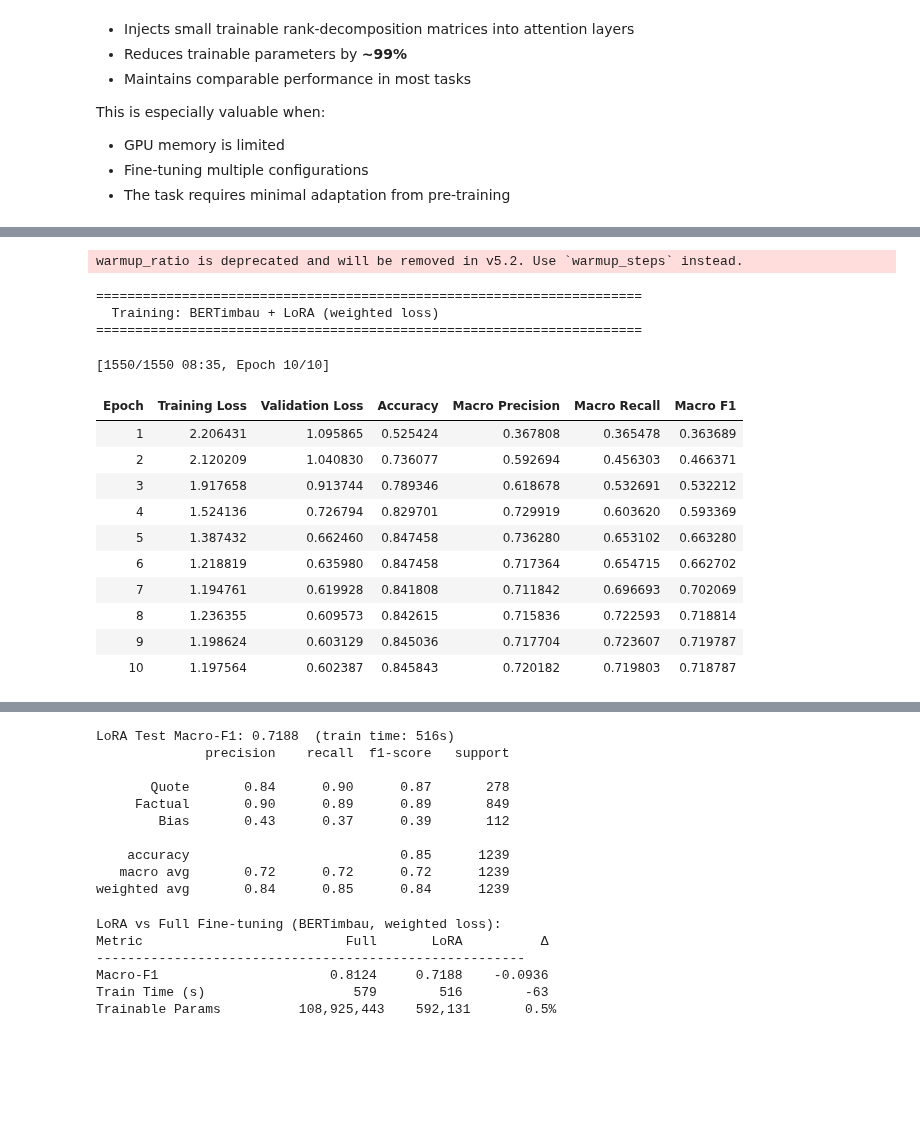
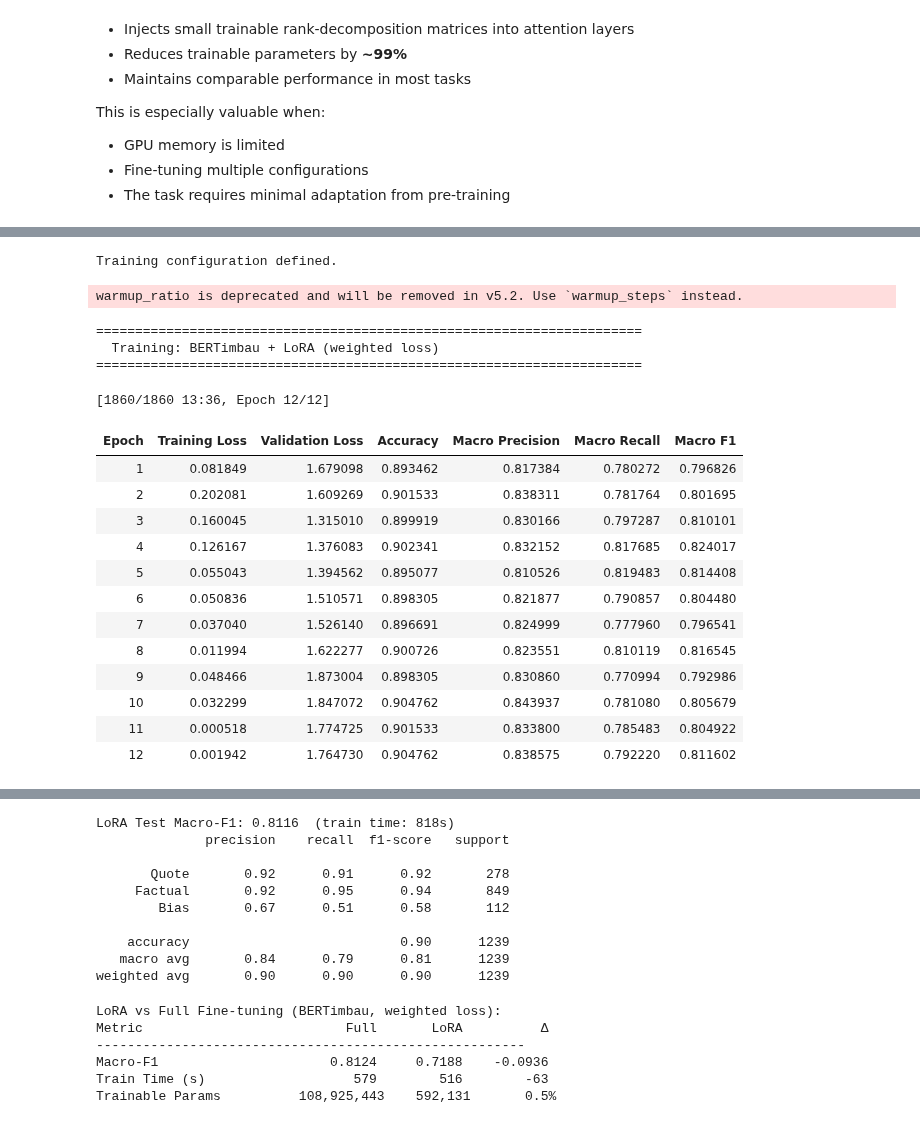
Before and after one commit to Gonto03/NLP-FactNews-Classification, a Jupyter notebook: nlp-ft-hf-model-lora.ipynb, the cells around one changed output, grey strips where cells are left out. Saved outputs shown, nothing was run; the diff lists cells and outputs as text; code cells hidden in the pictures; blank space fills up the shorter version.

```diff
--- a/nlp-ft-hf-model-lora.ipynb
+++ b/nlp-ft-hf-model-lora.ipynb
@@ -838,7 +838,7 @@ lora_config = LoraConfig(
     r=16,                              # rank — balance between capacity and efficiency
     lora_alpha=32,                     # scaling factor (alpha/r = effective LR scale)
     lora_dropout=0.1,                  # dropout on LoRA layers
-    target_modules=["query", "value"], # adapt Q and V attention matrices
+    target_modules=["query", "key", "value", "dense"], # adapt Q and V attention matrices
     bias="none",                       # don't train bias terms
 )
 
@@ -890,10 +890,37 @@ trainable params: 592,131 || all params: 109,517,574 || trainable%: 0.5407
+# %%
+# Training Arguments
+def get_training_args_lora(output_dir, epochs=10):
+    return TrainingArguments(
+        output_dir=output_dir,
+        num_train_epochs=epochs,              # small dataset → more epochs needed
+        per_device_train_batch_size=8,         # Lowered to fit XLM-R's large embedding layer
+        gradient_accumulation_steps=2,         # Simulates batch 16 (8 * 2) without using extra GPU memory
+        per_device_eval_batch_size=16,         # Lowered from 32 just in case evaluation hits the Kaggle limit
+        learning_rate=5e-4,                    # standard BERT fine-tuning LR
+        warmup_ratio=0.1,                      # 10% warmup prevents early instability
+        weight_decay=0.01,                     # L2 regularisation
+        eval_strategy="epoch",                 # evaluate after each epoch
+        save_strategy="best",
+        save_total_limit=1,                    # keep only 2 best checkpoints
+        load_best_model_at_end=True,
+        metric_for_best_model="eval_macro_f1", # select best by Macro-F1
+        greater_is_better=True,
+        logging_steps=50,
+        seed=SEED,
+        fp16=torch.cuda.is_available(),        # mixed precision on GPU
+        report_to="none",                      # disable W&B/MLflow
+    )
+
+print("Training configuration defined.")
+# %% [output]
+Training configuration defined.
 # %%
 # Fine-tune BERTimbau with LoRA
 print("\n" + "="*70)
 print("  Training: BERTimbau + LoRA (weighted loss)")
 print("="*70)
 
-args_lora = get_training_args(output_dir="./results/bertimbau_lora", epochs=10)
+args_lora = get_training_args_lora(output_dir="./results/bertimbau_lora", epochs=12)
 collator_lora = DataCollatorWithPadding(tokenizer=tokenizer_bert)
 
 trainer_lora = WeightedTrainer(
@@ -904,55 +931,59 @@ trainer_lora = WeightedTrainer(
     compute_metrics=compute_metrics,
 )
 
 start = time.time()
 trainer_lora.train()
 lora_time = time.time() - start
 
 # Evaluate
 preds_lora = trainer_lora.predict(ds_test_bert)
 y_pred_lora = np.argmax(preds_lora.predictions, axis=-1)
 lora_f1 = f1_score(ds_test_bert['label'], y_pred_lora, average='macro')
 
+# Helper: train and return results
+ALL_RESULTS = {}  # stores {model_name: {metric: value}}
 ALL_RESULTS["BERTimbau + LoRA (weighted)"] = {
     'Macro-F1': lora_f1,
     'Accuracy': accuracy_score(ds_test_bert['label'], y_pred_lora),
     'Macro-Precision': precision_score(ds_test_bert['label'], y_pred_lora, average='macro'),
     'Macro-Recall': recall_score(ds_test_bert['label'], y_pred_lora, average='macro'),
     'Train Time (s)': lora_time,
     'y_pred': y_pred_lora,
 }
 
 target_names = [id2label[i] for i in range(3)]
 print(f"\nLoRA Test Macro-F1: {lora_f1:.4f}  (train time: {lora_time:.0f}s)")
 print(classification_report(ds_test_bert['label'], y_pred_lora, target_names=target_names))
 # %% [output]
 warmup_ratio is deprecated and will be removed in v5.2. Use `warmup_steps` instead.
 ======================================================================
   Training: BERTimbau + LoRA (weighted loss)
 ======================================================================
-[1550/1550 08:35, Epoch 10/10]
+[1860/1860 13:36, Epoch 12/12]
 | Epoch | Training Loss | Validation Loss | Accuracy | Macro Precision | Macro Recall | Macro F1 |
-| 1 | 2.206431 | 1.095865 | 0.525424 | 0.367808 | 0.365478 | 0.363689 |
-| 2 | 2.120209 | 1.040830 | 0.736077 | 0.592694 | 0.456303 | 0.466371 |
-| 3 | 1.917658 | 0.913744 | 0.789346 | 0.618678 | 0.532691 | 0.532212 |
-| 4 | 1.524136 | 0.726794 | 0.829701 | 0.729919 | 0.603620 | 0.593369 |
-| 5 | 1.387432 | 0.662460 | 0.847458 | 0.736280 | 0.653102 | 0.663280 |
-| 6 | 1.218819 | 0.635980 | 0.847458 | 0.717364 | 0.654715 | 0.662702 |
-| 7 | 1.194761 | 0.619928 | 0.841808 | 0.711842 | 0.696693 | 0.702069 |
-| 8 | 1.236355 | 0.609573 | 0.842615 | 0.715836 | 0.722593 | 0.718814 |
-| 9 | 1.198624 | 0.603129 | 0.845036 | 0.717704 | 0.723607 | 0.719787 |
-| 10 | 1.197564 | 0.602387 | 0.845843 | 0.720182 | 0.719803 | 0.718787 |
+| 1 | 0.081849 | 1.679098 | 0.893462 | 0.817384 | 0.780272 | 0.796826 |
+| 2 | 0.202081 | 1.609269 | 0.901533 | 0.838311 | 0.781764 | 0.801695 |
+| 3 | 0.160045 | 1.315010 | 0.899919 | 0.830166 | 0.797287 | 0.810101 |
+| 4 | 0.126167 | 1.376083 | 0.902341 | 0.832152 | 0.817685 | 0.824017 |
+| 5 | 0.055043 | 1.394562 | 0.895077 | 0.810526 | 0.819483 | 0.814408 |
+| 6 | 0.050836 | 1.510571 | 0.898305 | 0.821877 | 0.790857 | 0.804480 |
+| 7 | 0.037040 | 1.526140 | 0.896691 | 0.824999 | 0.777960 | 0.796541 |
+| 8 | 0.011994 | 1.622277 | 0.900726 | 0.823551 | 0.810119 | 0.816545 |
+| 9 | 0.048466 | 1.873004 | 0.898305 | 0.830860 | 0.770994 | 0.792986 |
+| 10 | 0.032299 | 1.847072 | 0.904762 | 0.843937 | 0.781080 | 0.805679 |
+| 11 | 0.000518 | 1.774725 | 0.901533 | 0.833800 | 0.785483 | 0.804922 |
+| 12 | 0.001942 | 1.764730 | 0.904762 | 0.838575 | 0.792220 | 0.811602 |
 [interactive output not drawn]
-LoRA Test Macro-F1: 0.7188  (train time: 516s)
+LoRA Test Macro-F1: 0.8116  (train time: 818s)
               precision    recall  f1-score   support
 
-       Quote       0.84      0.90      0.87       278
-     Factual       0.90      0.89      0.89       849
-        Bias       0.43      0.37      0.39       112
+       Quote       0.92      0.91      0.92       278
+     Factual       0.92      0.95      0.94       849
+        Bias       0.67      0.51      0.58       112
 
-    accuracy                           0.85      1239
-   macro avg       0.72      0.72      0.72      1239
-weighted avg       0.84      0.85      0.84      1239
+    accuracy                           0.90      1239
+   macro avg       0.84      0.79      0.81      1239
+weighted avg       0.90      0.90      0.90      1239
 # %%
 # LoRA vs Full Fine-tuning Comparison
 bert_w_f1   = ALL_RESULTS.get("BERTimbau (weighted)", {}).get('Macro-F1', 0)
```
Also changed, not shown: parts of 2 cells of this notebook.
